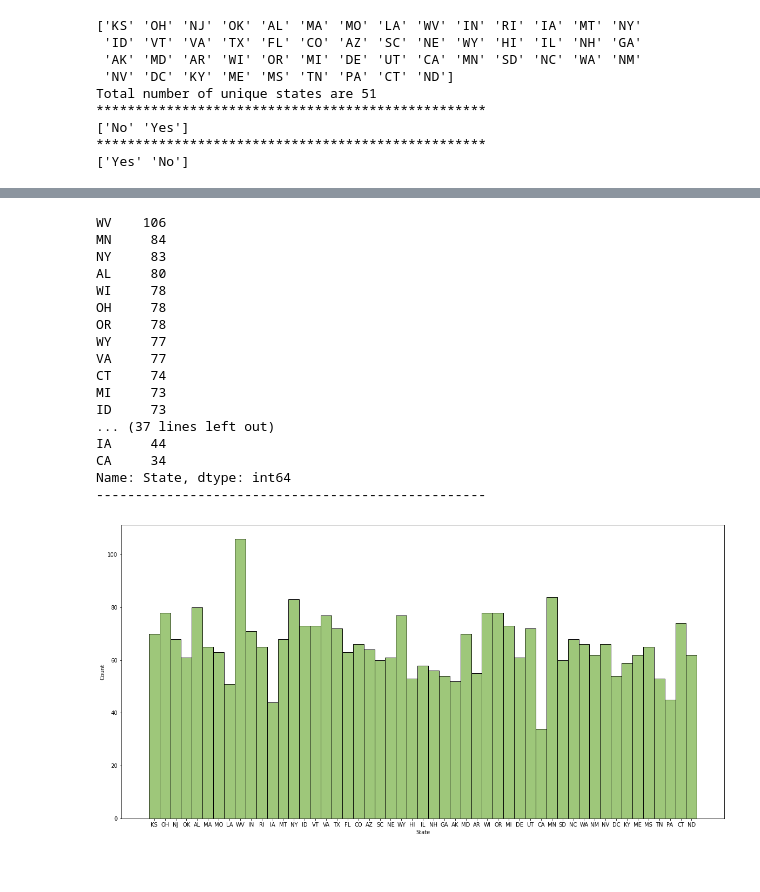
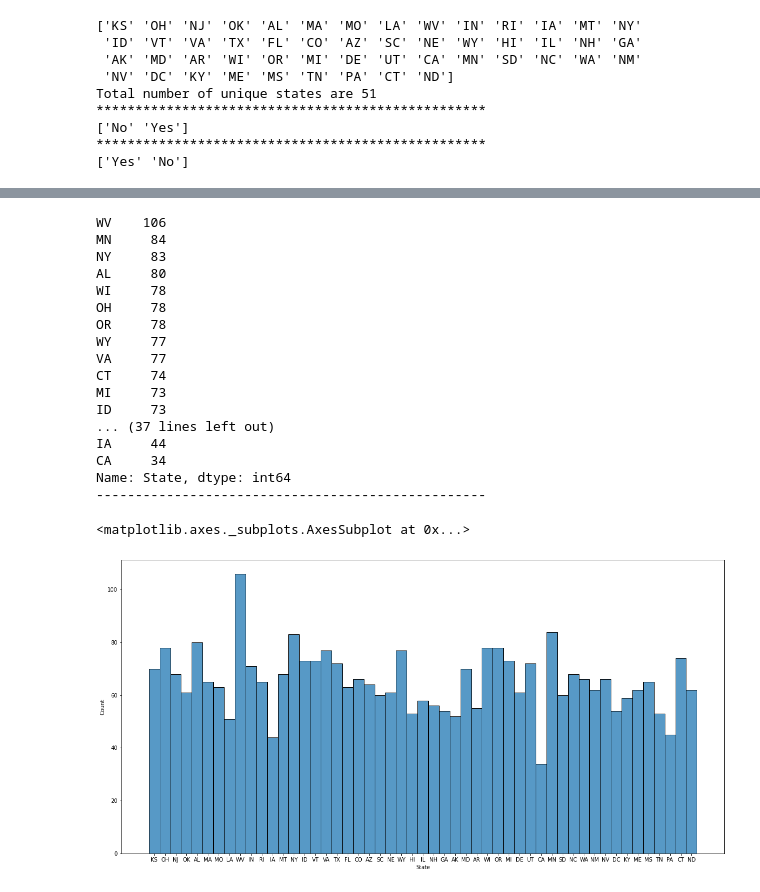
Before and after one commit to ad709kr/capstone_projects-EDA-on-Telecom-churn-analysis, a Jupyter notebook: Telecom_Churn_Analysis_Capstone_Project.ipynb, the cells around one changed output, grey strips where cells are left out. Cells and saved outputs as stored; diff of their text form; code cells hidden in the pictures.

```diff
--- a/Telecom_Churn_Analysis_Capstone_Project.ipynb
+++ b/Telecom_Churn_Analysis_Capstone_Project.ipynb
@@ -105,0 +206,21 @@ There is no null values, so no need for imputation.
+# %%
+df = data[['Number vmail messages', 'Total day minutes',
+       'Total day calls', 'Total day charge', 'Total eve minutes',
+       'Total eve calls', 'Total eve charge', 'Total night minutes',
+       'Total night calls', 'Total night charge', 'Total intl minutes',
+       'Total intl calls', 'Total intl charge', 'Customer service calls'
+       ]]
+print(df.describe())
+print("-"*170)
+
+plt.style.use("fivethirtyeight")
+plt.figure(figsize= (20,22))
+color_ = [ '#9D2417', '#AF41B4', '#003389' ,'#3C5F41',  '#967032', '#2734DE']
+for i,col in enumerate(df.columns):
+  rand_col = color_[random.sample(range(6), 1)[0]]
+  plt.subplot(8,3, i+1)
+  sns.histplot(data=df,x=df[col], color = rand_col, fill = rand_col)
+  plt.title(col, color = 'black')
+  plt.ylabel(" ")
+  plt.xlabel(" ")
+  plt.tight_layout()
@@ -106,27 +249,27 @@ There is no null values, so no need for imputation.
 # %%
 ## lets find out the total customers from each state
 print(data['State'].value_counts())
 print("-"*50)
+
 plt.figure(figsize=(20,10))
-
-sns.histplot(data = data, x= data['State'], bins = 51,fill=True,element='bars',color=c)
-plt.show()
+sns.histplot(data = data, x= data['State'], bins = 51,fill=True,element='bars')
 # %% [output]
 WV    106
 MN     84
 NY     83
 AL     80
 WI     78
 OH     78
 OR     78
 WY     77
 VA     77
 CT     74
 MI     73
 ID     73
 ... (37 lines left out)
 IA     44
 CA     34
 Name: State, dtype: int64
 --------------------------------------------------
+<matplotlib.axes._subplots.AxesSubplot at 0x...>
-[figure, old version]
+[figure, new version]
```
Also changed, not shown: parts of 30 cells of this notebook.
